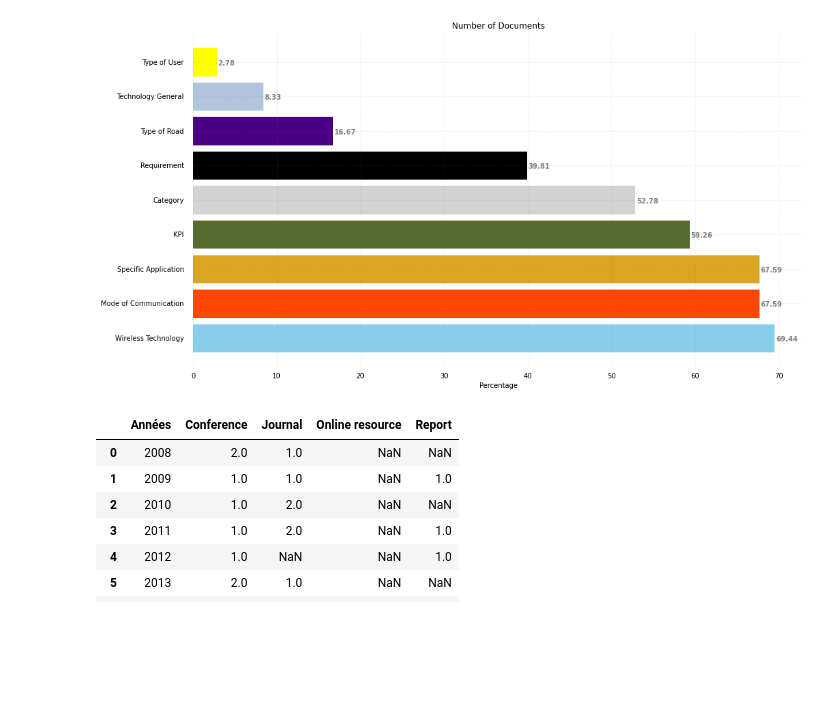
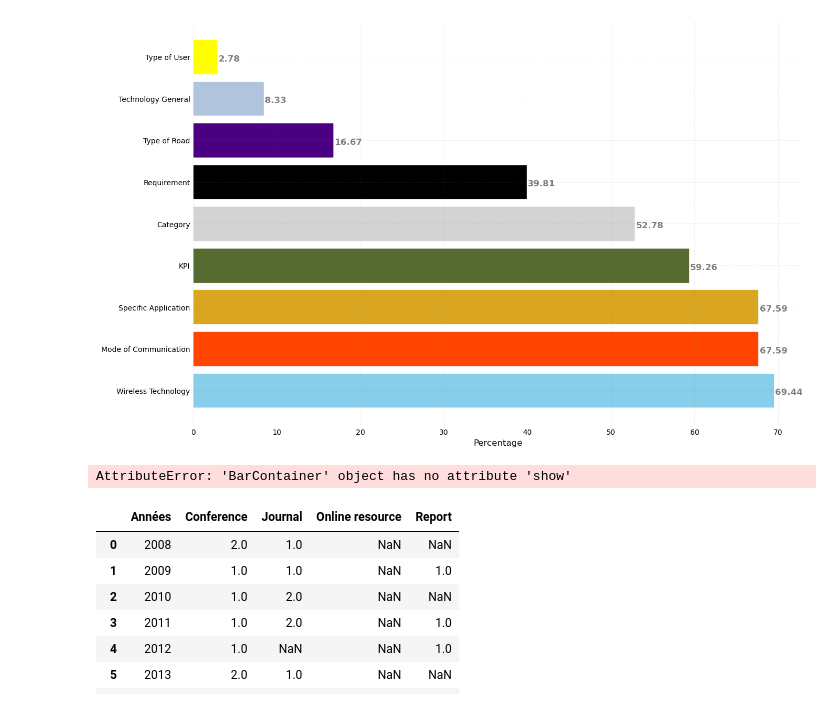
Before and after one commit to HuguesBlache/taxonomy, a Jupyter notebook: Random/Untitled.ipynb, the cells around one changed output. Saved outputs shown, nothing was run; the diff lists cells and outputs as text; code cells hidden in the pictures; blank space fills up the shorter version.

Commit message:
homogenisation des plot

```diff
--- a/Random/Untitled.ipynb
+++ b/Random/Untitled.ipynb
@@ -27,9 +40,9 @@ cmaps['Sequential'] = [
 # %%
 # Figure Size
-fig, ax = plt.subplots(figsize =(16, 9))
+fig, ax = plt.subplots(figsize =(15, 10))
 
 # Horizontal Bar Plot
-bar=ax.barh(name, price)
+bar=ax.barh(name, price,height=0.8)
 
 # Remove axes splines
 for s in ['top', 'bottom', 'left', 'right']:
@@ -38,41 +51,45 @@ for s in ['top', 'bottom', 'left', 'right']:
 # Remove x, y Ticks
 ax.xaxis.set_ticks_position('none')
 ax.yaxis.set_ticks_position('none')
 
 # Add padding between axes and labels
-ax.xaxis.set_tick_params(pad = 5)
-ax.yaxis.set_tick_params(pad = 10)
+ax.xaxis.set_tick_params(pad = 1)
+ax.yaxis.set_tick_params(pad = 1)
 
 # Add x, y gridlines
 ax.grid(b = True, color ='grey',
         linestyle ='-.', linewidth = 0.5,
         alpha = 0.2)
 
 # Show top values
 ax.invert_yaxis()
 
 # Add annotation to bars
 for i in ax.patches:
     plt.text(i.get_width()+0.2, i.get_y()+0.5,
              str(round((i.get_width()), 2)),
-             fontsize = 10, fontweight ='bold',
+             fontsize = 'large', fontweight ='bold',
              color ='grey')
-plt.xlabel("Percentage")
+plt.xlabel("Percentage",fontsize='large')
 # Add Plot Title
-ax.set_title('Number of Documents',
-             loc ='center', )
+#ax.set_title('Number of Documents',
+    #         loc ='center', )
 
 color=['yellow','lightsteelblue','indigo','black','lightgrey','darkolivegreen','goldenrod','orangered','skyblue','royalblue']
 for i in range(0,len(bar)):
     bar[i].set_color(color[i])
 
 
-
 # Show Plot
 
 plt.savefig('document_info.pdf')
+plt.show()
 # %% [output]
-[figure, old version]
+[figure, new version]
+# %%
+bar.show()
+# %% [output]
+AttributeError: 'BarContainer' object has no attribute 'show'
 # %%
 df1=pd.read_csv("anne_doc.csv",sep=";")
 # %%
```
Also changed, not shown: parts of 8 cells of this notebook, 16 other files.
